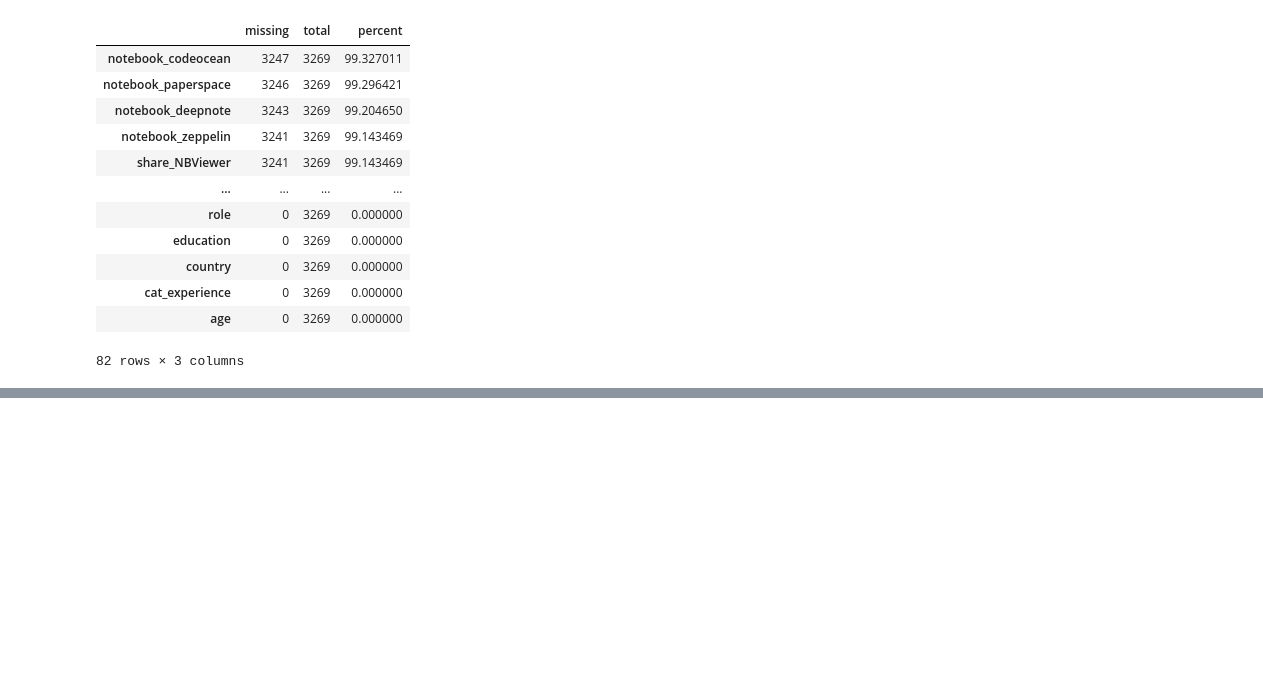
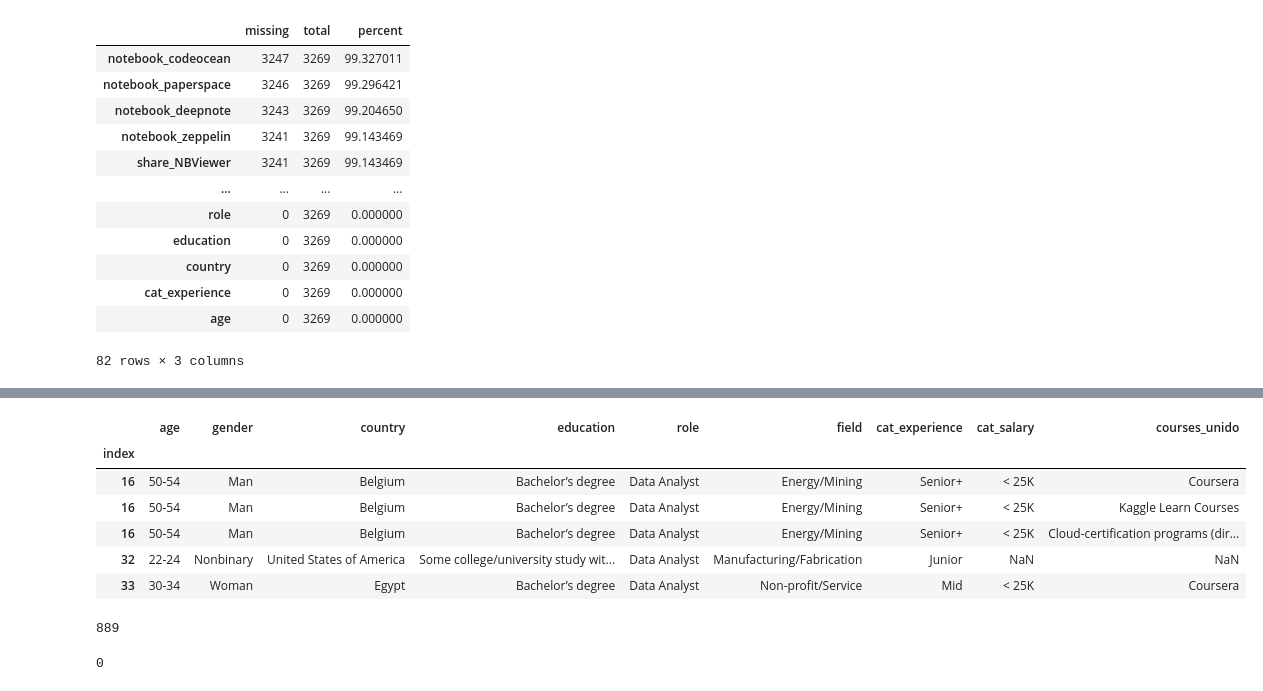
Before and after one commit to anane3373/promoE-modulo2-proyecto-equipo2-NataliaAnaIAnaGAnaS, a Jupyter notebook: 4. situacion_actual.ipynb, the cells around one changed output, grey strips where cells are left out. Cells and saved outputs as stored; diff of their text form; code cells hidden in the pictures; blank space fills up the shorter version.

```diff
--- a/4. situacion_actual.ipynb
+++ b/4. situacion_actual.ipynb
@@ -173,0 +221,21 @@ def unir(valor):
+# %%
+col_courses = ['courses_Coursera', 'courses_edX', 'courses_Kaggle', 'courses_DataCamp', 'courses_Fastai', 'courses_Udacity', 'courses_Udemy', 'courses_LinkedIn',
+'courses_Cloud-certification', 'courses_University', 'courses_OTHER']
+# %%
+df_da['courses_unido'] = df_da[col_courses].apply(unir, axis=1)
+# %%
+sociodemo_courses = df_da[["age","gender", "country", "education", "role", "field", "cat_experience", "cat_salary","courses_unido"]]
+df_courses = sociodemo_courses.explode(["courses_unido"])
+df_courses.head()
+# %% [output]
+|  | age | gender | country | education | role | field | cat_experience | cat_salary | courses_unido |
+| index |  |  |  |  |  |  |  |  |  |
+| 16 | 50-54 | Man | Belgium | Bachelor’s degree | Data Analyst | Energy/Mining | Senior+ | < 25K | Coursera |
+| 16 | 50-54 | Man | Belgium | Bachelor’s degree | Data Analyst | Energy/Mining | Senior+ | < 25K | Kaggle Learn Courses |
+| 16 | 50-54 | Man | Belgium | Bachelor’s degree | Data Analyst | Energy/Mining | Senior+ | < 25K | Cloud-certification programs (dir... |
+| 32 | 22-24 | Nonbinary | United States of America | Some college/university study wit... | Data Analyst | Manufacturing/Fabrication | Junior | NaN | NaN |
+| 33 | 30-34 | Woman | Egypt | Bachelor’s degree | Data Analyst | Non-profit/Service | Mid | < 25K | Coursera |
+# %%
+df_courses['courses_unido'].isnull().sum()
+# %% [output]
+889
@@ -173,0 +244,4 @@ def unir(valor):
+# %%
+df_courses['courses_unido'].isnull().sum()
+# %% [output]
+0
```
Also changed, not shown: parts of 41 cells of this notebook, 5 other files.
